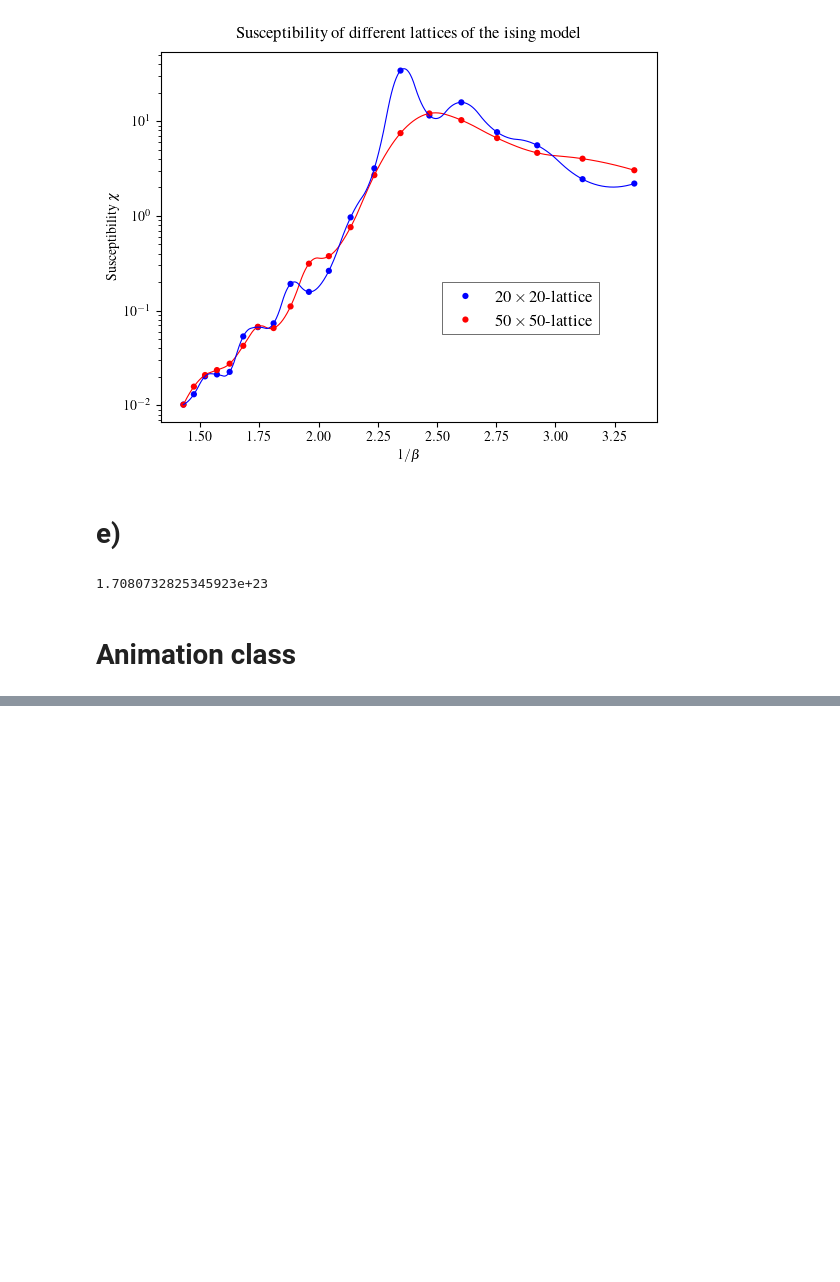
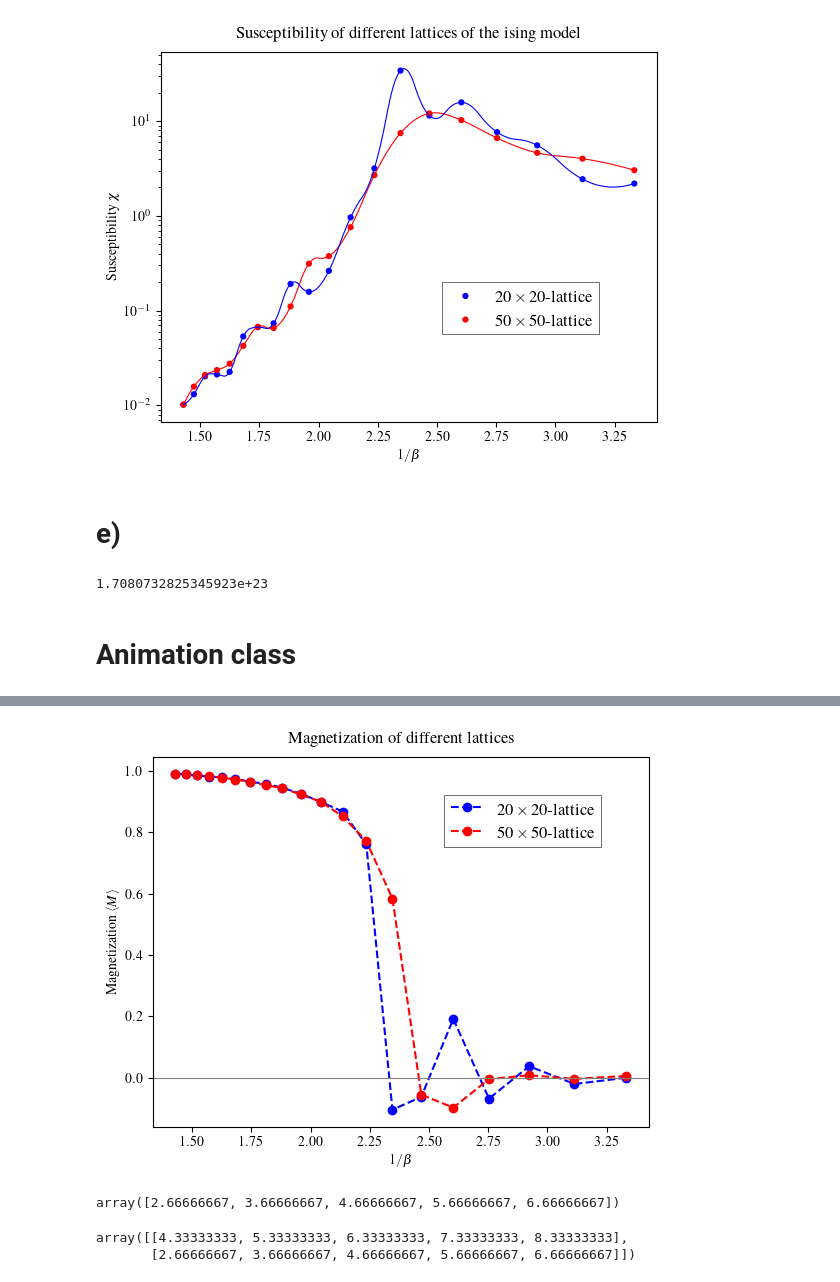
Before and after one commit to dantona02/metropolis, a Jupyter notebook: metropolis.ipynb, the cells around one changed output, grey strips where cells are left out. Drawn from its saved outputs; the diff is of its cells as text; code cells hidden in the pictures; blank space fills up the shorter version.

```diff
--- a/metropolis.ipynb
+++ b/metropolis.ipynb
@@ -402,8 +368,8 @@ class isinganimation:
         first_image.save(path, format='GIF', append_images=pil_frames[1:], save_all=True, duration=20, loop=0)
 # %%
 N = 400
-sweeps = 1000
-beta = 0.4
+sweeps = 4000
+beta = 0.57
 model = isinganimation(N=N)
 spin_grid = model.grid()
 energy = model.get_energy(spin_grid)
@@ -413,0 +471,25 @@ model.save(animation, path='/Users/danielmiksch/Downloads/new.gif', display_swee
+# %%
+betas = np.linspace(0.3, 0.7, 20)
+N = [20, 50]
+steps = [10000 for i in N]
+sweeps = [600 for i in N]
+# %%
+def get_magnetization(N, betas, sweeps, iterations):
+    magnetization_list = np.zeros((len(N), len(betas)))
+    for index1, i in enumerate(iterations):
+        magnetization = np.zeros(len(betas))
+        model = isingmodel_fast(N=i)
+        spin_grid = model.grid()
+        energy = model.get_energy(spin_grid)
+        for index2, s in enumerate(betas):
+            spins, energies, equilibrium, variance = model.metropolis(spin_grid, steps[index1], s, energy, i)
+            magnetization[index2] = spins[-sweeps[index1]:].mean() / i ** 2
+        magnetization_list[index1] = magnetization
+    rows, cols = magnetization_list.shape
+    magnetization_avg = np.zeros((len(N), len(betas)))
+    for i in range(0, rows - 1, len(N)):
+
+    return magnetization_list
+# %%
+magnetization = get_magnetization(N, betas, sweeps)
+magnetization
@@ -413,0 +511,22 @@ model.save(animation, path='/Users/danielmiksch/Downloads/new.gif', display_swee
+# %%
+fig, ax = plt.subplots()
+
+ax.plot(1 / betas, magnetization[0], 'o--', c='blue', label=r'$20\times20$-lattice')
+ax.plot(1 / betas, magnetization[1], 'o--', c='red', label=r'$50\times50$-lattice')
+ax.axhline(0, c='grey', linewidth=.8)
+ax.set_xlabel(r'$1/\beta$')
+ax.set_ylabel(r'Magnetization $\langle M\rangle$')
+plt.title('Magnetization of different lattices', fontsize=12, pad=10)
+
+legend = ax.legend(loc="upper right", bbox_to_anchor=(0.92, 0.92), fancybox=False, edgecolor='black', fontsize=12)
+legend.set_zorder(10)
+legend.get_frame().set_linewidth(0.5)
+
+plt.show()
+# %% [output]
+[figure, added]
+# %%
+array = np.array([[1,2,3,4,5], [6,7,8,9,10], [6,7,8,9,10], [1,2,3,4,5], [1,2,3,4,5], [6,7,8,9,10]])
+np.mean(array[[0, 2, 4], :], axis=0)
+# %% [output]
+array([2.66666667, 3.66666667, 4.66666667, 5.66666667, 6.66666667])
@@ -413,0 +551,5 @@ model.save(animation, path='/Users/danielmiksch/Downloads/new.gif', display_swee
+# %%
+calculate_averages(array, 3)
+# %% [output]
+array([[4.33333333, 5.33333333, 6.33333333, 7.33333333, 8.33333333],
+       [2.66666667, 3.66666667, 4.66666667, 5.66666667, 6.66666667]])
```
Also changed, not shown: parts of 10 cells of this notebook.
